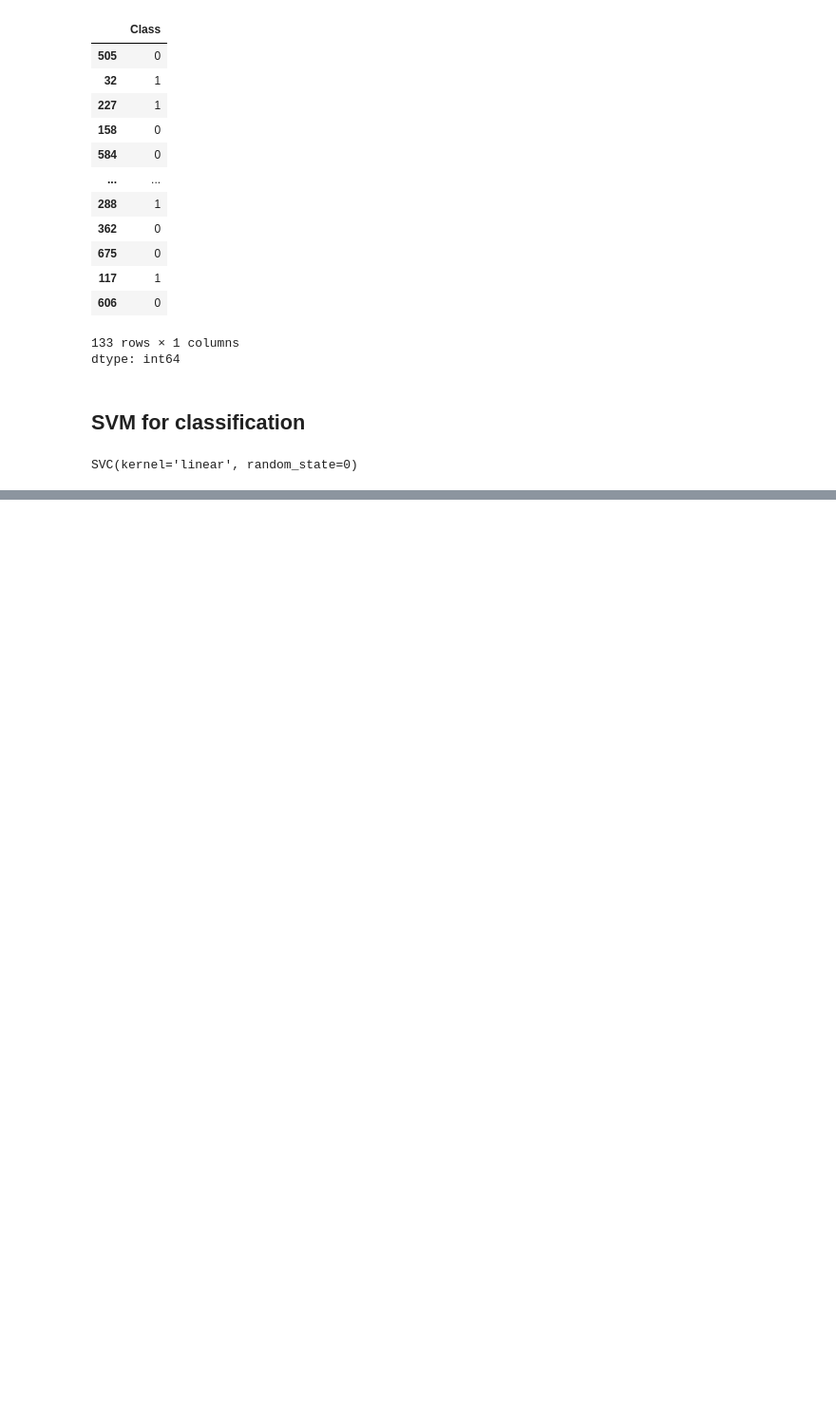
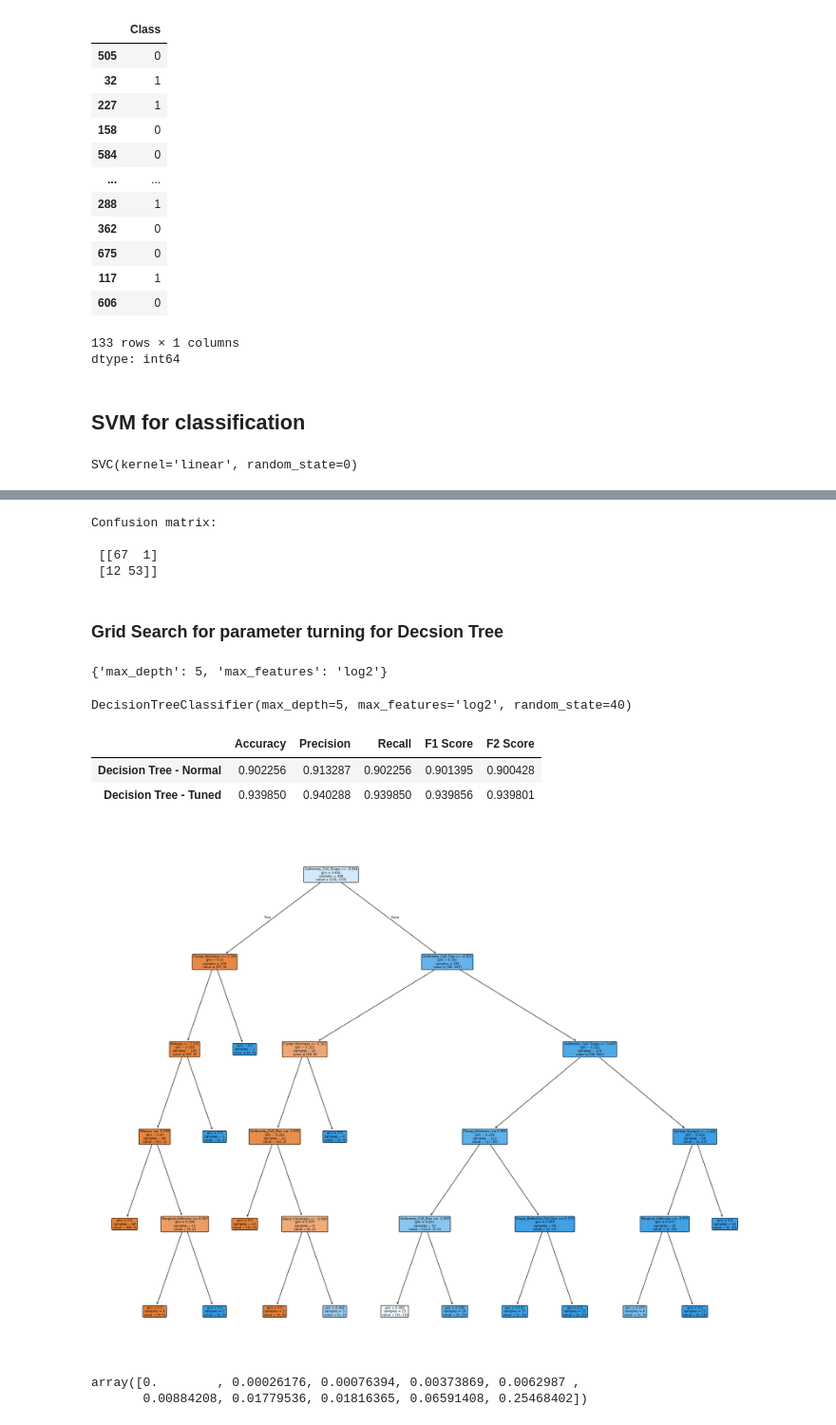
Before and after one commit to sjd1365/learn, a Jupyter notebook: Disease.ipynb, the cells around one changed output, grey strips where cells are left out. Shown at 95% size. Cells and saved outputs as stored; diff of their text form; code cells hidden in the pictures; blank space fills up the shorter version.

```diff
--- a/Disease.ipynb
+++ b/Disease.ipynb
@@ -524,0 +727,7 @@ SVC(kernel='linear', random_state=0)
+# %%
+from sklearn.tree import DecisionTreeClassifier
+
+Model_1 = DecisionTreeClassifier(criterion='gini', max_depth=3, min_samples_leaf=20, random_state=40)
+
+# fit the model on train set
+Model_1.fit(X_train, y_train)
@@ -524,0 +815,72 @@ SVC(kernel='linear', random_state=0)
+# %%
+from sklearn.metrics import confusion_matrix
+
+conf_mat = confusion_matrix(y_test, y_test_prediction_1)
+
+print('Confusion matrix: \n\n', conf_mat)
+# %% [output]
+Confusion matrix:
+
+ [[67  1]
+ [12 53]]
+# %% [markdown]
+### Grid Search for parameter turning for Decsion Tree
+# %%
+from sklearn.model_selection import GridSearchCV
+
+params = {'max_depth':range(3,15),
+          'max_features':['sqrt', 'log2']}
+
+DT_search = GridSearchCV(DecisionTreeClassifier(),params,cv=10)
+
+DT_search.fit(X_train, y_train)
+DT_search.best_params_
+# %% [output]
+{'max_depth': 5, 'max_features': 'log2'}
+# %%
+Model_2 = DecisionTreeClassifier(criterion='gini',
+                                 max_depth=DT_search.best_params_['max_depth'],
+                                 max_features=DT_search.best_params_['max_features'],
+                                 random_state=40)
+
+# fit the model on train set
+Model_2.fit(X_train, y_train)
+# %% [output]
+DecisionTreeClassifier(max_depth=5, max_features='log2', random_state=40)
+# %%
+#Predict test set
+y_test_prediction_2 = Model_2.predict(X_test)
+
+Results = pd.concat([Results,
+                     pd.DataFrame({'Accuracy': accuracy_score(y_test, y_test_prediction_2),
+                                   'Precision': precision_score(y_test, y_test_prediction_2, average='weighted'),
+                                   'Recall': recall_score(y_test, y_test_prediction_2, average='weighted'),
+                                   'F1 Score': f1_score(y_test, y_test_prediction_2, average='weighted'),
+                                   'F2 Score': fbeta_score(y_test, y_test_prediction_2, average='weighted',
+                                beta = 2)
+                                  },
+                                  index = ['Decision Tree - Tuned'])])
+
+Results
+# %% [output]
+|  | Accuracy | Precision | Recall | F1 Score | F2 Score |
+| Decision Tree - Normal | 0.902256 | 0.913287 | 0.902256 | 0.901395 | 0.900428 |
+| Decision Tree - Tuned | 0.939850 | 0.940288 | 0.939850 | 0.939856 | 0.939801 |
+# %%
+from sklearn.tree import plot_tree
+
+# X_train was converted to a numpy array after scaling, so use the original dataframe columns
+feature_names = df.drop('Class', axis=1).columns.tolist()
+
+plt.figure(figsize = (25, 20))
+plot_tree(Model_2, feature_names = feature_names, filled=True, rounded=True)
+plt.show()
+# %% [output]
+[figure, added]
+# %%
+path=Model_2.cost_complexity_pruning_path(X_train,y_train)
+alpha_grid=path['ccp_alphas']
+alpha_grid
+# %% [output]
+array([0.        , 0.00026176, 0.00076394, 0.00373869, 0.0062987 ,
+       0.00884208, 0.01779536, 0.01816365, 0.06591408, 0.25468402])
```
Also changed, not shown: parts of 59 cells of this notebook.
